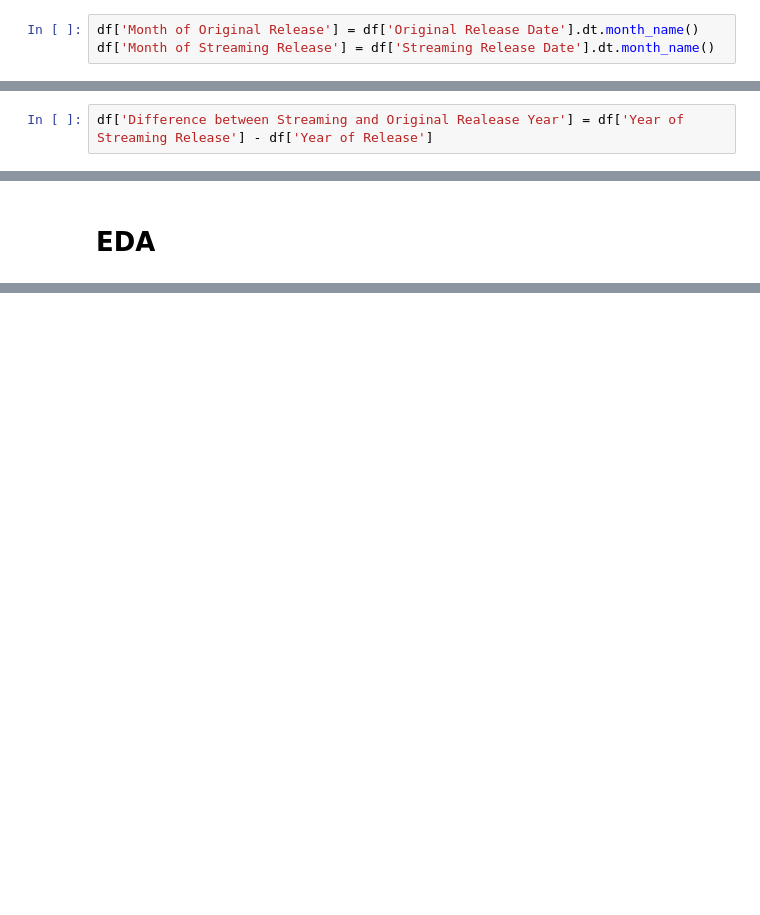
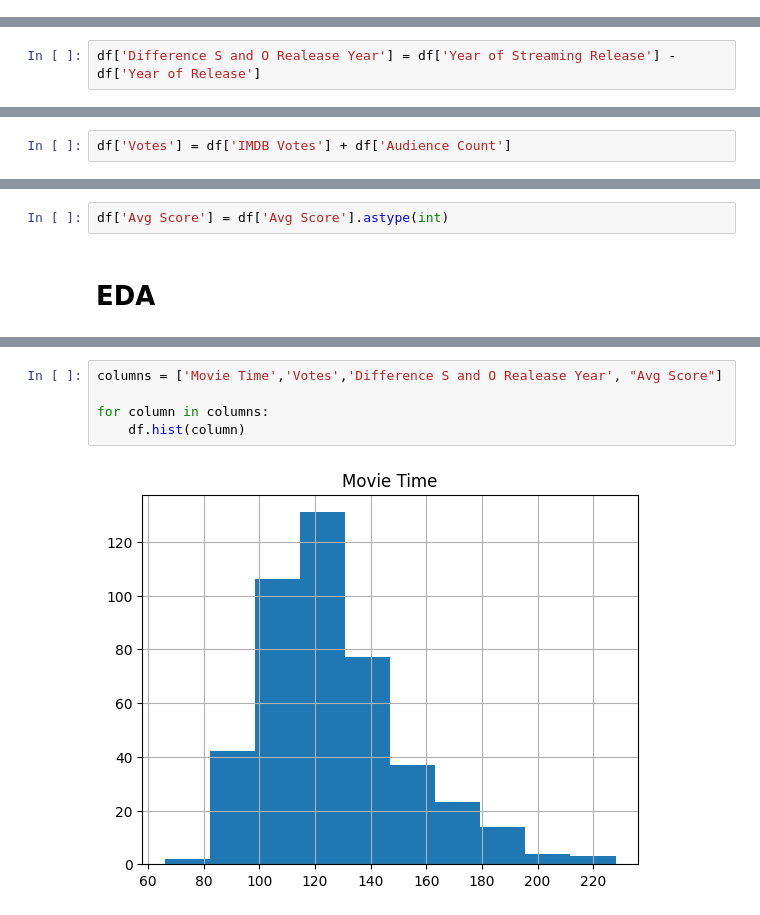
Before and after one commit to Chixablox/ML, a Jupyter notebook: notebooks/Lab_2_EDA.ipynb, the cells around one changed output, grey strips where cells are left out. Cells and saved outputs as stored; diff of their text form; blank space fills up the shorter version.

```diff
--- a/notebooks/Lab_2_EDA.ipynb
+++ b/notebooks/Lab_2_EDA.ipynb
@@ -416,6 +429,3 @@ df['Day of Streaming Release'] = df['Streaming Release Date'].dt.day_name()
-# %%
-df['Month of Original Release'] = df['Original Release Date'].dt.month_name()
-df['Month of Streaming Release'] = df['Streaming Release Date'].dt.month_name()
 # %%
 df['Year of Streaming Release'] = df['Streaming Release Date'].dt.year
 # %%
@@ -437,7 +447,7 @@ df
 # %% [markdown]
 Добавим столбец, который будет находить разницу между годом оригинального релиза и годом стримингового релиза
 # %%
-df['Difference between Streaming and Original Realease Year'] = df['Year of Streaming Release'] - df['Year of Release']
+df['Difference S and O Realease Year'] = df['Year of Streaming Release'] - df['Year of Release']
 # %% [markdown]
 Добавим столбце, который будет считать среднюю оценку фильма с помощью столбцов "IMDB Rating", "Tomatometer Rating" и "Audience Rating"
 # %%
@@ -445,3 +457,5 @@ df['Avg Score'] = round((df['IMDB Rating']*10 + df['Tomatometer Rating'] + df['A
+# %%
+df['Votes'] = df['IMDB Votes'] + df['Audience Count']
 # %% [markdown]
 Заменим значения в столбцах "Award", "Tomatometer Status", "Audience Status" на числовые
 # %%
@@ -506,2 +520,4 @@ memory usage: 134.5+ KB
+# %%
+df['Avg Score'] = df['Avg Score'].astype(int)
 # %% [markdown]
 # EDA
@@ -507,0 +546,7 @@ memory usage: 134.5+ KB
+# %%
+columns = ['Movie Time','Votes','Difference S and O Realease Year', "Avg Score"]
+
+for column in columns:
+    df.hist(column)
+# %% [output]
+[figure, added]
```
Also changed, not shown: parts of 70 cells of this notebook, 1 other file.
